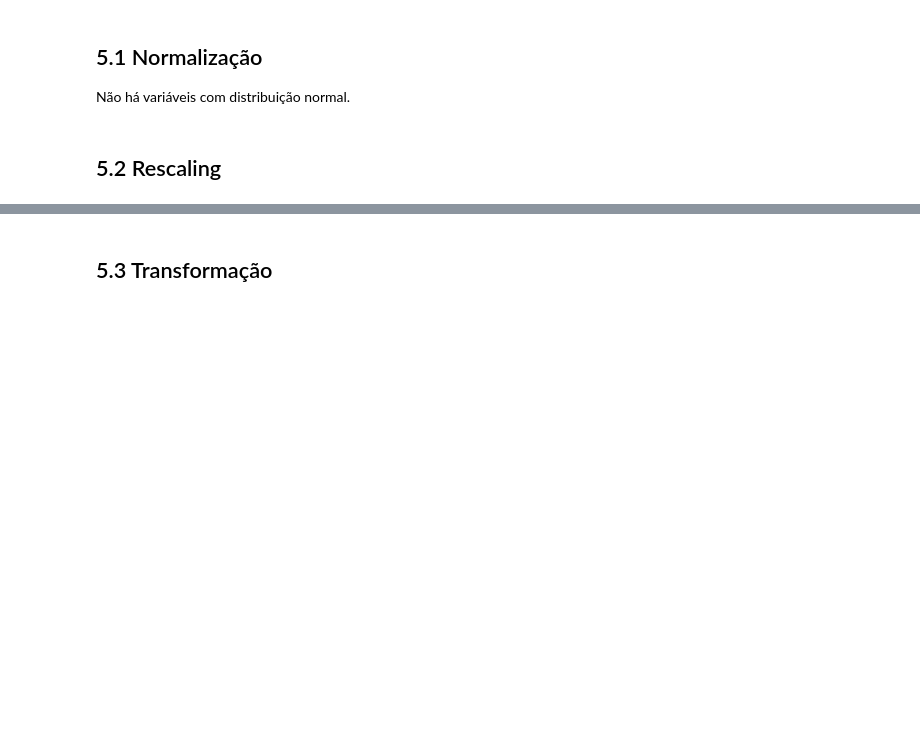
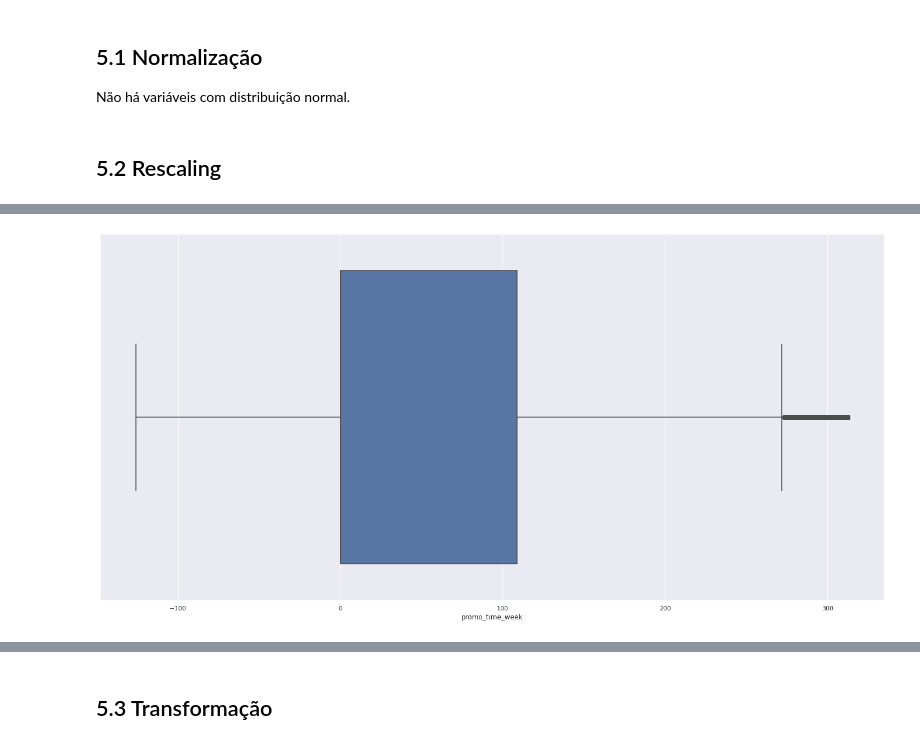
Before and after one commit to Rodrigo-O-Santos/rossman_store_sales, a Jupyter notebook: rossman__store_sales_prediction.ipynb, the cells around one changed output, grey strips where cells are left out. Cells and saved outputs as stored; diff of their text form; code cells hidden in the pictures; blank space fills up the shorter version.

```diff
--- a/rossman__store_sales_prediction.ipynb
+++ b/rossman__store_sales_prediction.ipynb
@@ -997,0 +1040,4 @@ Não há variáveis com distribuição normal.
+# %%
+sns.boxplot(df5['promo_time_week']);
+# %% [output]
+[figure, added]
```
Also changed, not shown: parts of 22 cells of this notebook.
